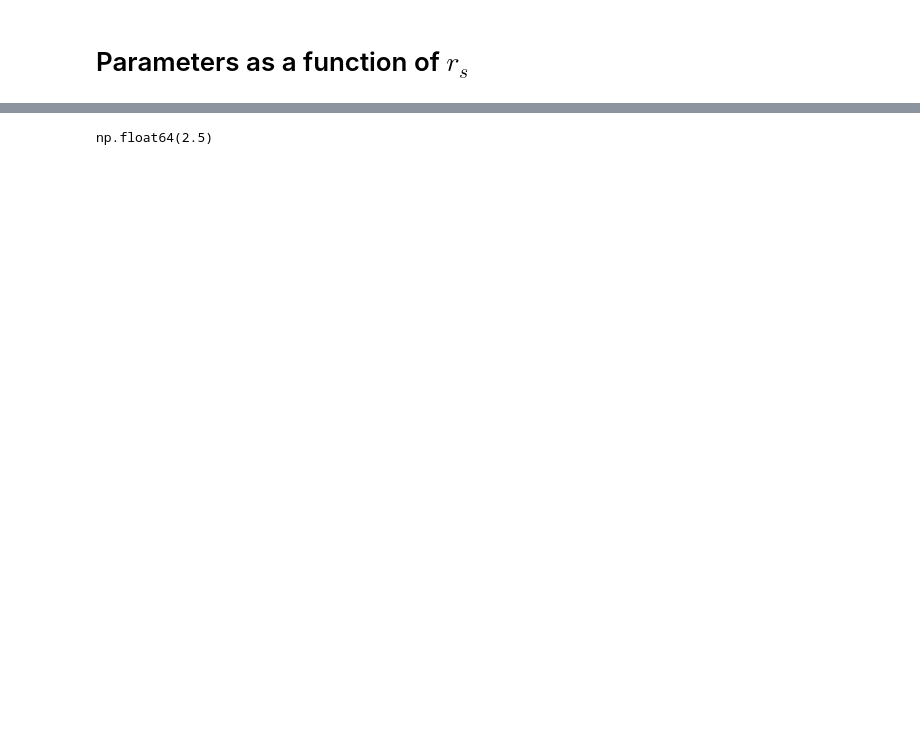
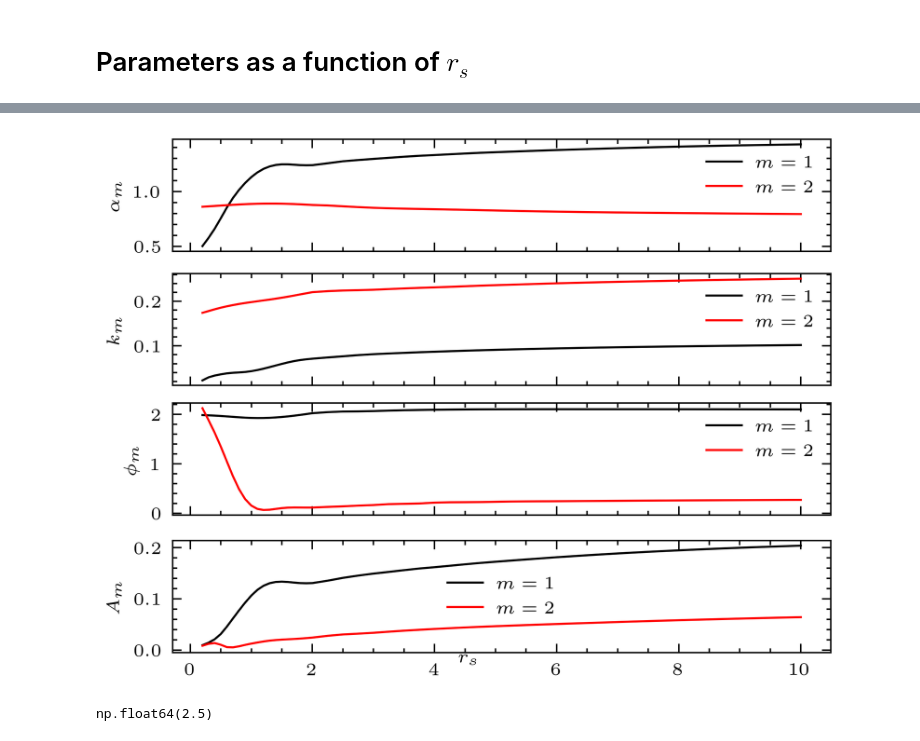
Before and after one commit to moegunes/chi_interpolation, a Jupyter notebook: check_chi.ipynb, the cells around one changed output, grey strips where cells are left out. Drawn from its saved outputs; the diff is of its cells as text; code cells hidden in the pictures; blank space fills up the shorter version.

```diff
--- a/check_chi.ipynb
+++ b/check_chi.ipynb
@@ -57,3 +50,7 @@ plot_parameters(parameters)
+# %%
+plot_parameters(load_dict('parameters_lambda50'))
+# %% [output]
+[figure, added]
 # %%
 phi=2.5
 np.minimum(phi, 2 * np.pi - phi)
```
Also changed, not shown: parts of 12 cells of this notebook, 40 other files.
